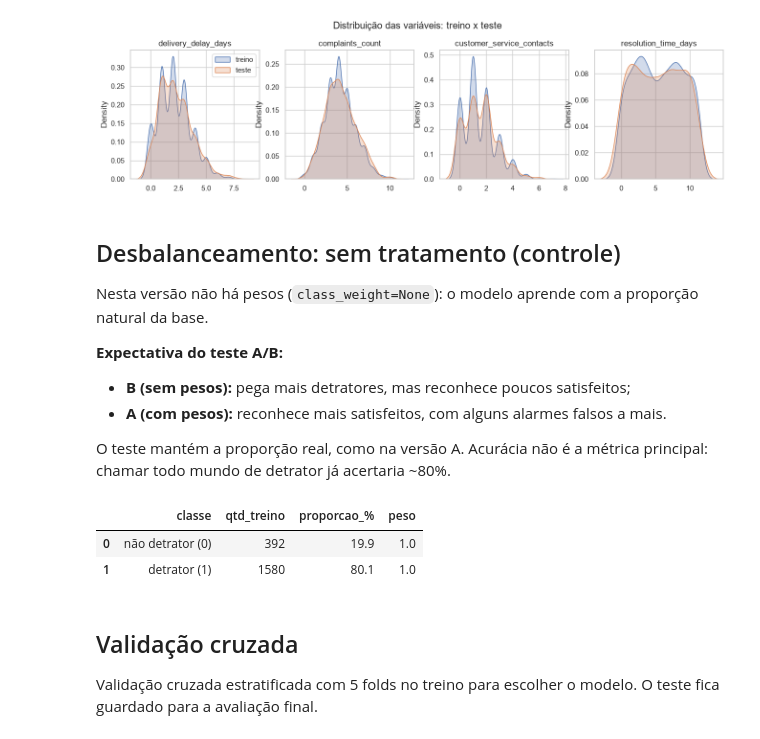
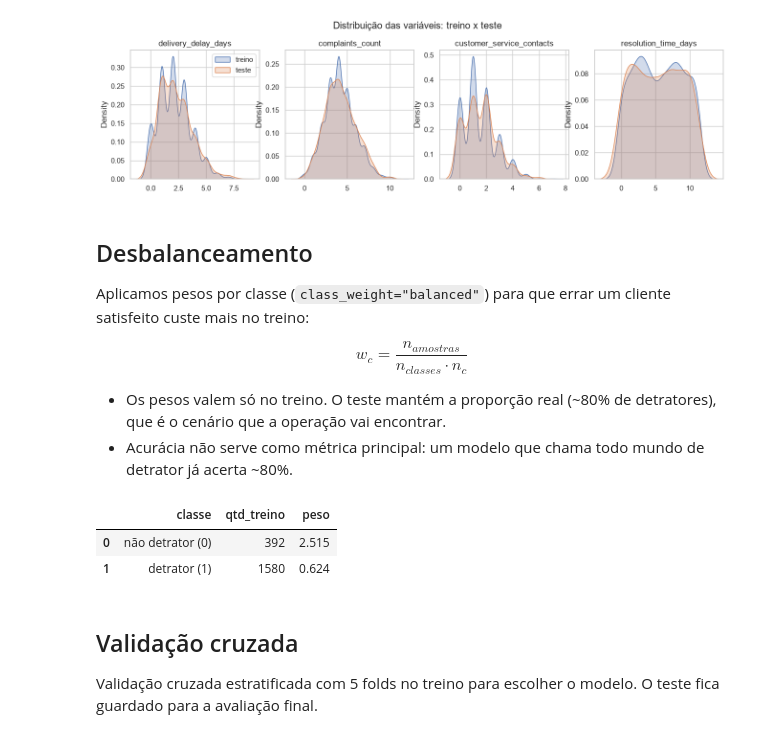
Before and after one commit to Tiagoeneas12/Case_nps_preditivo_fase_tech_fiap, a Jupyter notebook: notebooks/03-model-01.ipynb, the cells around one changed output. Saved outputs shown, nothing was run; the diff lists cells and outputs as text; code cells hidden in the pictures.

```diff
--- a/notebooks/03-model-thelson-02.ipynb
+++ b/notebooks/03-model-01.ipynb
@@ -24,7 +23,30 @@ sns.set_theme(style="whitegrid")
 
 Base tratada no notebook `01-cleansing`.
 # %%
-df = pd.read_csv("../data/processed/desafio_nps_fase_1_clean.csv")
+from pathlib import Path
+
+def localizar_raiz_projeto():
+    # Funciona se o Jupyter for iniciado na raiz do repositório
+    # ou em qualquer pasta dentro dele.
+    atual = Path.cwd().resolve()
+    for pasta in (atual, *atual.parents):
+        if (pasta / "data").is_dir() and (pasta / "notebooks").is_dir():
+            return pasta
+    raise FileNotFoundError(
+        "Não encontrei a raiz do projeto a partir do diretório atual. "
+        "Abra o Jupyter na raiz do repositório ou em uma subpasta dele."
+    )
+
+PROJECT_ROOT = localizar_raiz_projeto()
+
+caminho_base = PROJECT_ROOT / "data" / "processed" / "desafio_nps_fase_1_clean.csv"
+if not caminho_base.is_file():
+    raise FileNotFoundError(
+        f"Base tratada não encontrada: {caminho_base}. "
+        "Execute primeiro notebooks/01-cleansing.ipynb."
+    )
+df = pd.read_csv(caminho_base)
+print(f"Base carregada: {caminho_base}")
 print(f"Linhas: {df.shape[0]} | Colunas: {df.shape[1]}")
 df.head()
 # %% [output]
@@ -219,29 +241,26 @@ plt.show()
 # %% [output]
 [figure]
 # %% [markdown]
-## Desbalanceamento: sem tratamento (controle)
+## Desbalanceamento
 
-Nesta versão não há pesos (`class_weight=None`): o modelo aprende com a proporção natural da base.
+Aplicamos pesos por classe (`class_weight="balanced"`) para que errar um cliente satisfeito custe mais no treino:
 
-**Expectativa do teste A/B:**
-- **B (sem pesos):** pega mais detratores, mas reconhece poucos satisfeitos;
-- **A (com pesos):** reconhece mais satisfeitos, com alguns alarmes falsos a mais.
+$$w_c = \frac{n_{amostras}}{n_{classes} \cdot n_c}$$
 
-O teste mantém a proporção real, como na versão A. Acurácia não é a métrica principal: chamar todo mundo de detrator já acertaria ~80%.
+- Os pesos valem só no treino. O teste mantém a proporção real (~80% de detratores), que é o cenário que a operação vai encontrar.
+- Acurácia não serve como métrica principal: um modelo que chama todo mundo de detrator já acerta ~80%.
 # %%
-CLASS_WEIGHT = None  # versão B: sem balanceamento
-
 classes = np.unique(y_train)
+pesos = compute_class_weight(class_weight="balanced", classes=classes, y=y_train)
 pd.DataFrame({
     "classe": ["não detrator (0)", "detrator (1)"],
     "qtd_treino": [(y_train == c).sum() for c in classes],
-    "proporcao_%": [round((y_train == c).mean() * 100, 1) for c in classes],
-    "peso": [1.0, 1.0],
+    "peso": pesos.round(3),
 })
 # %% [output]
-|  | classe | qtd_treino | proporcao_% | peso |
-| 0 | não detrator (0) | 392 | 19.9 | 1.0 |
-| 1 | detrator (1) | 1580 | 80.1 | 1.0 |
+|  | classe | qtd_treino | peso |
+| 0 | não detrator (0) | 392 | 2.515 |
+| 1 | detrator (1) | 1580 | 0.624 |
 # %% [markdown]
 ## Validação cruzada
 
```
Also changed, not shown: parts of 20 cells of this notebook, 18 other files.
